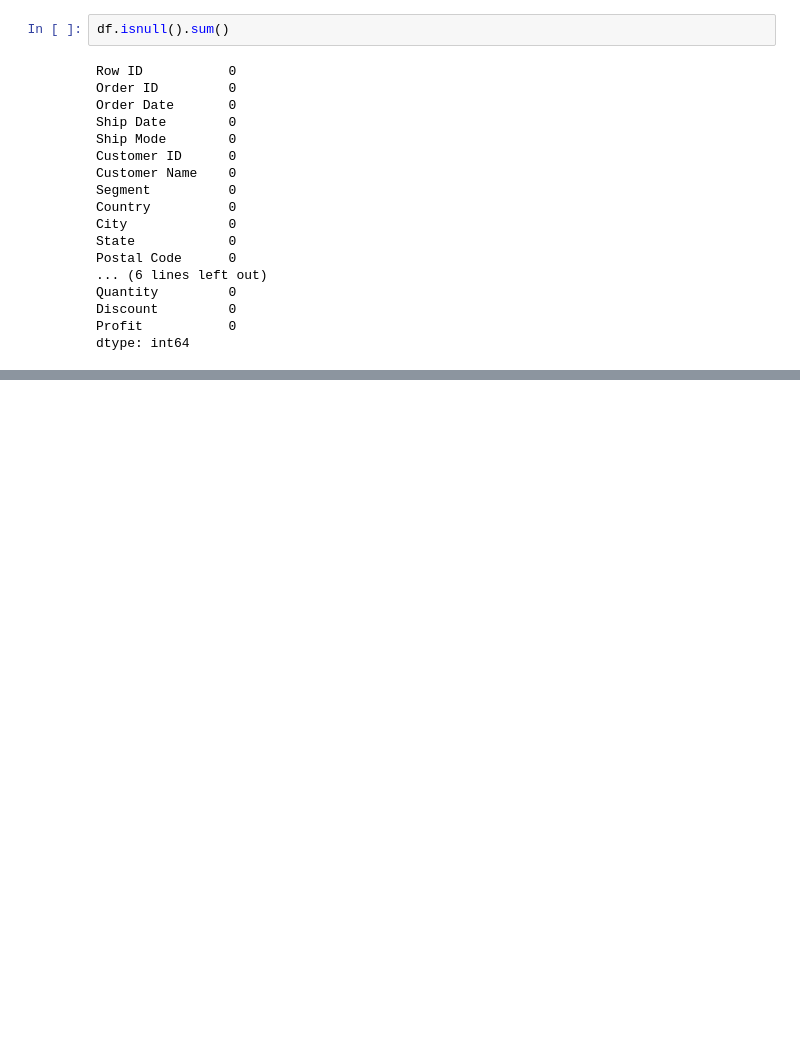
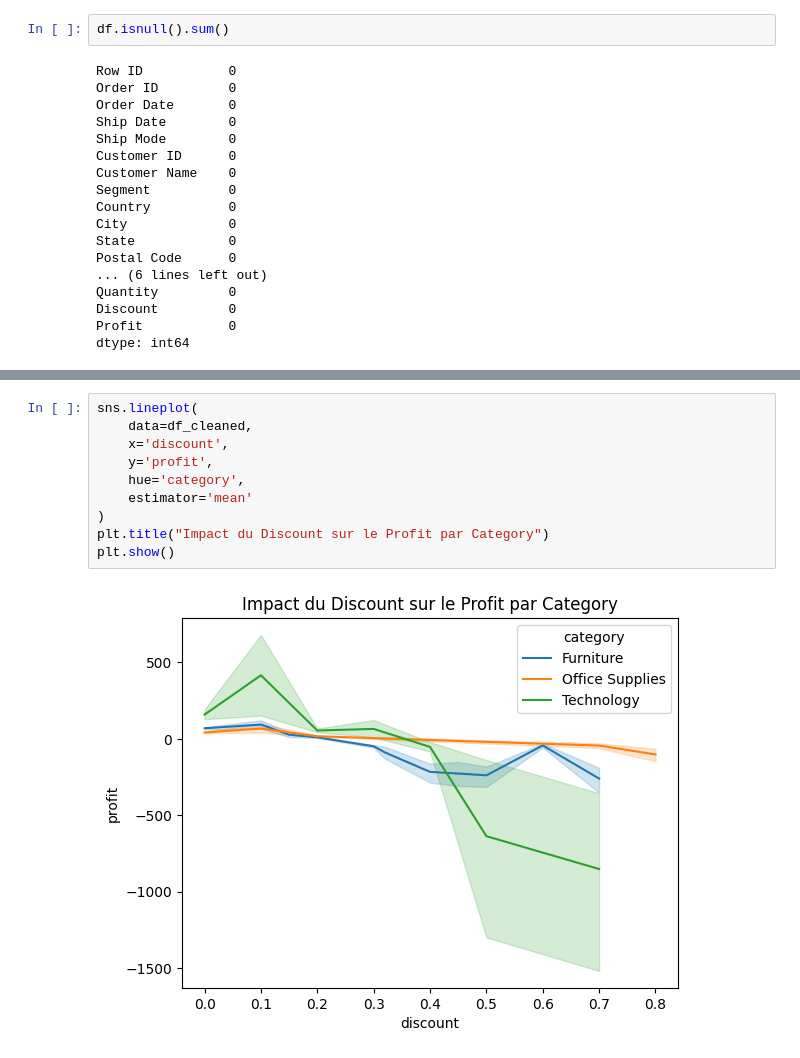
Before and after one commit to msshaqura/project_superstore, a Jupyter notebook: sample_superstore.ipynb, the cells around one changed output, grey strips where cells are left out. Drawn from its saved outputs; the diff is of its cells as text; blank space fills up the shorter version.

```diff
--- a/sample_superstore.ipynb
+++ b/sample_superstore.ipynb
@@ -83,0 +324,12 @@ df.describe()
+# %%
+sns.lineplot(
+    data=df_cleaned,
+    x='discount',
+    y='profit',
+    hue='category',
+    estimator='mean'
+)
+plt.title("Impact du Discount sur le Profit par Category")
+plt.show()
+# %% [output]
+[figure, added]
```
Also changed, not shown: parts of 27 cells of this notebook, 1 other file.
